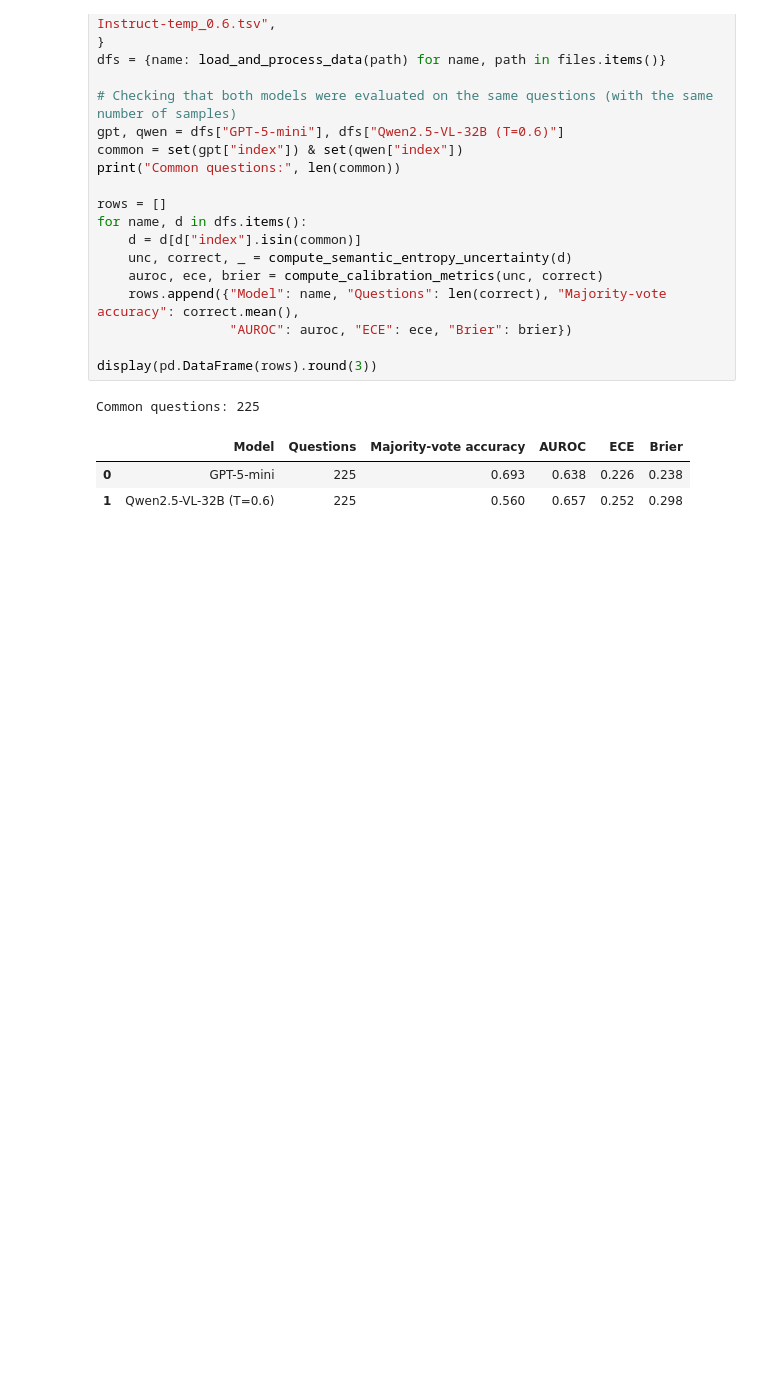
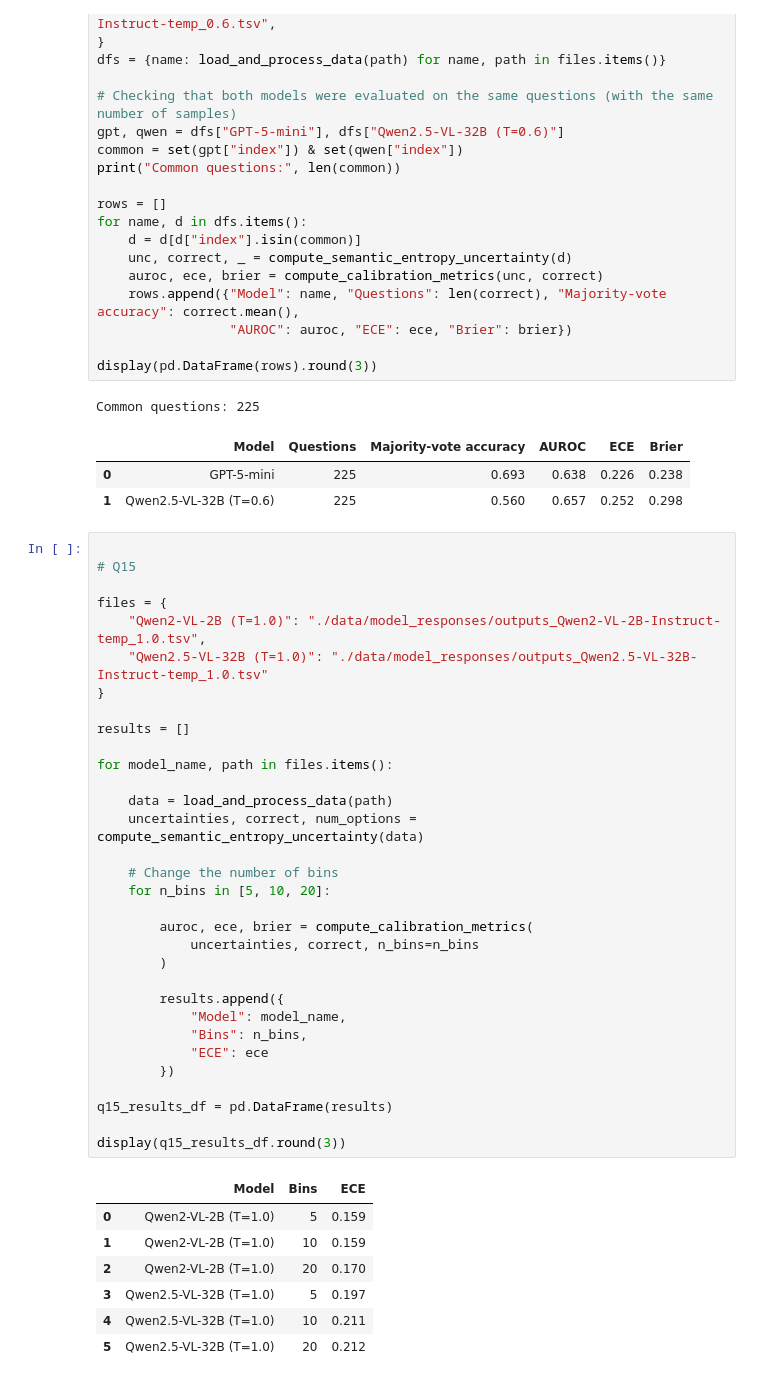
Before and after one commit to JoelvdR/medicalAI, a Jupyter notebook: Group15_[MAM11A_2026]_V&L_Practicum_Uncertainty_Final.ipynb, the cells around one changed output. Saved outputs shown, nothing was run; the diff lists cells and outputs as text; blank space fills up the shorter version.

```diff
--- a/Group15_[MAM11A_2026]_V&L_Practicum_Uncertainty_Final.ipynb
+++ b/Group15_[MAM11A_2026]_V&L_Practicum_Uncertainty_Final.ipynb
@@ -1534,3 +1544,43 @@ Common questions: 225
 |  | Model | Questions | Majority-vote accuracy | AUROC | ECE | Brier |
 | 0 | GPT-5-mini | 225 | 0.693 | 0.638 | 0.226 | 0.238 |
 | 1 | Qwen2.5-VL-32B (T=0.6) | 225 | 0.560 | 0.657 | 0.252 | 0.298 |
+# %%
+
+# Q15
+
+files = {
+    "Qwen2-VL-2B (T=1.0)": "./data/model_responses/outputs_Qwen2-VL-2B-Instruct-temp_1.0.tsv",
+    "Qwen2.5-VL-32B (T=1.0)": "./data/model_responses/outputs_Qwen2.5-VL-32B-Instruct-temp_1.0.tsv"
+}
+
+results = []
+
+for model_name, path in files.items():
+
+    data = load_and_process_data(path)
+    uncertainties, correct, num_options = compute_semantic_entropy_uncertainty(data)
+
+    # Change the number of bins
+    for n_bins in [5, 10, 20]:
+
+        auroc, ece, brier = compute_calibration_metrics(
+            uncertainties, correct, n_bins=n_bins
+        )
+
+        results.append({
+            "Model": model_name,
+            "Bins": n_bins,
+            "ECE": ece
+        })
+
+q15_results_df = pd.DataFrame(results)
+
+display(q15_results_df.round(3))
+# %% [output]
+|  | Model | Bins | ECE |
+| 0 | Qwen2-VL-2B (T=1.0) | 5 | 0.159 |
+| 1 | Qwen2-VL-2B (T=1.0) | 10 | 0.159 |
+| 2 | Qwen2-VL-2B (T=1.0) | 20 | 0.170 |
+| 3 | Qwen2.5-VL-32B (T=1.0) | 5 | 0.197 |
+| 4 | Qwen2.5-VL-32B (T=1.0) | 10 | 0.211 |
+| 5 | Qwen2.5-VL-32B (T=1.0) | 20 | 0.212 |
```
Also changed, not shown: parts of 3 cells of this notebook.
